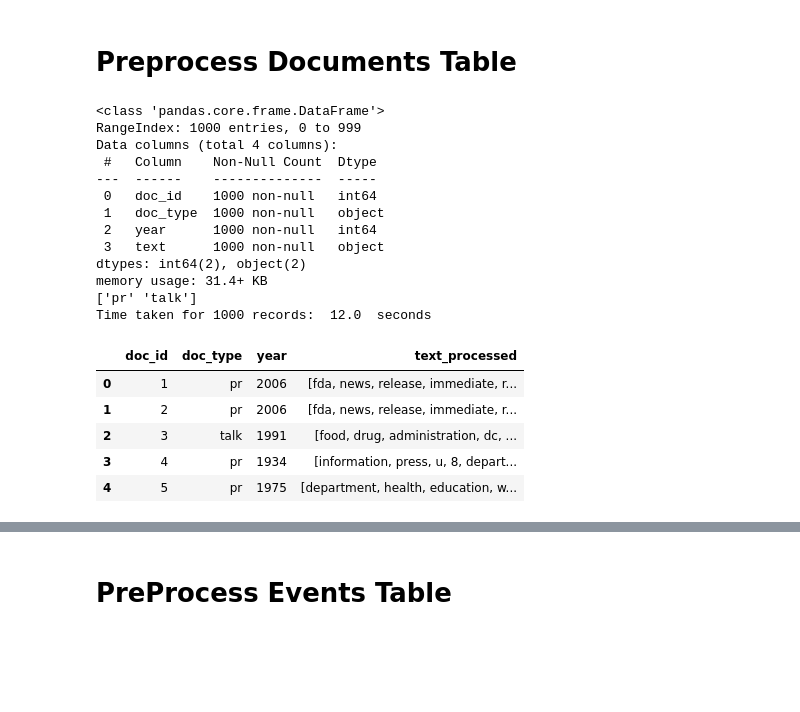
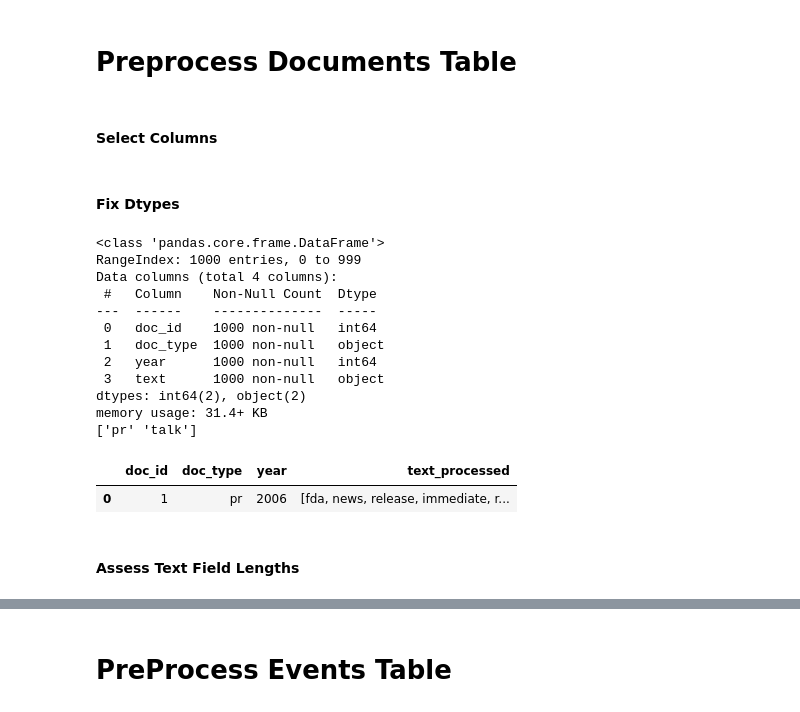
Before and after one commit to teamlunarlanding/Pharma-Drug-Surveillance, a Jupyter notebook: DataProcessing.ipynb, the cells around one changed output, grey strips where cells are left out. Drawn from its saved outputs; the diff is of its cells as text; code cells hidden in the pictures; blank space fills up the shorter version.

```diff
--- a/DataProcessing.ipynb
+++ b/DataProcessing.ipynb
@@ -704,2 +611,4 @@ prices_table = pd.DataFrame(prices_df,
 # %% [markdown]
 # Preprocess Documents Table
+# %% [markdown]
+#### Select Columns
@@ -706,42 +617,34 @@ prices_table = pd.DataFrame(prices_df,
+# %% [markdown]
+#### Fix Dtypes
 # %%
-start_time = time.time()
-
-documents_table = pd.DataFrame(documents_df, columns=["doc_type", "year", "text"])
 
 documents_table = add_sequential_index(documents_table,'doc_id')
 
 documents_table.info()
 
 print(documents_table['doc_type'].unique())
 
 documents_table['text_processed'] = documents_table['text'].apply(lambda x: process_text(x))
 
 end_time = time.time()
 
-duration = end_time - start_time
-
-print("Time taken for", len(documents_table), "records: ", round(duration,2), " seconds")
-
 documents_table.drop(columns=['text'], inplace=True)
 
-documents_table.head()
+documents_table.head(1)
 # %% [output]
 <class 'pandas.core.frame.DataFrame'>
 RangeIndex: 1000 entries, 0 to 999
 Data columns (total 4 columns):
  #   Column    Non-Null Count  Dtype
 ---  ------    --------------  -----
  0   doc_id    1000 non-null   int64
  1   doc_type  1000 non-null   object
  2   year      1000 non-null   int64
  3   text      1000 non-null   object
 dtypes: int64(2), object(2)
 memory usage: 31.4+ KB
 ['pr' 'talk']
-Time taken for 1000 records:  12.0  seconds
 |  | doc_id | doc_type | year | text_processed |
 | 0 | 1 | pr | 2006 | [fda, news, release, immediate, r... |
-| 1 | 2 | pr | 2006 | [fda, news, release, immediate, r... |
-| 2 | 3 | talk | 1991 | [food, drug, administration, dc, ... |
-| 3 | 4 | pr | 1934 | [information, press, u, 8, depart... |
-| 4 | 5 | pr | 1975 | [department, health, education, w... |
+# %% [markdown]
+#### Assess Text Field Lengths
```
Also changed, not shown: parts of 97 cells of this notebook, 1 other file.
